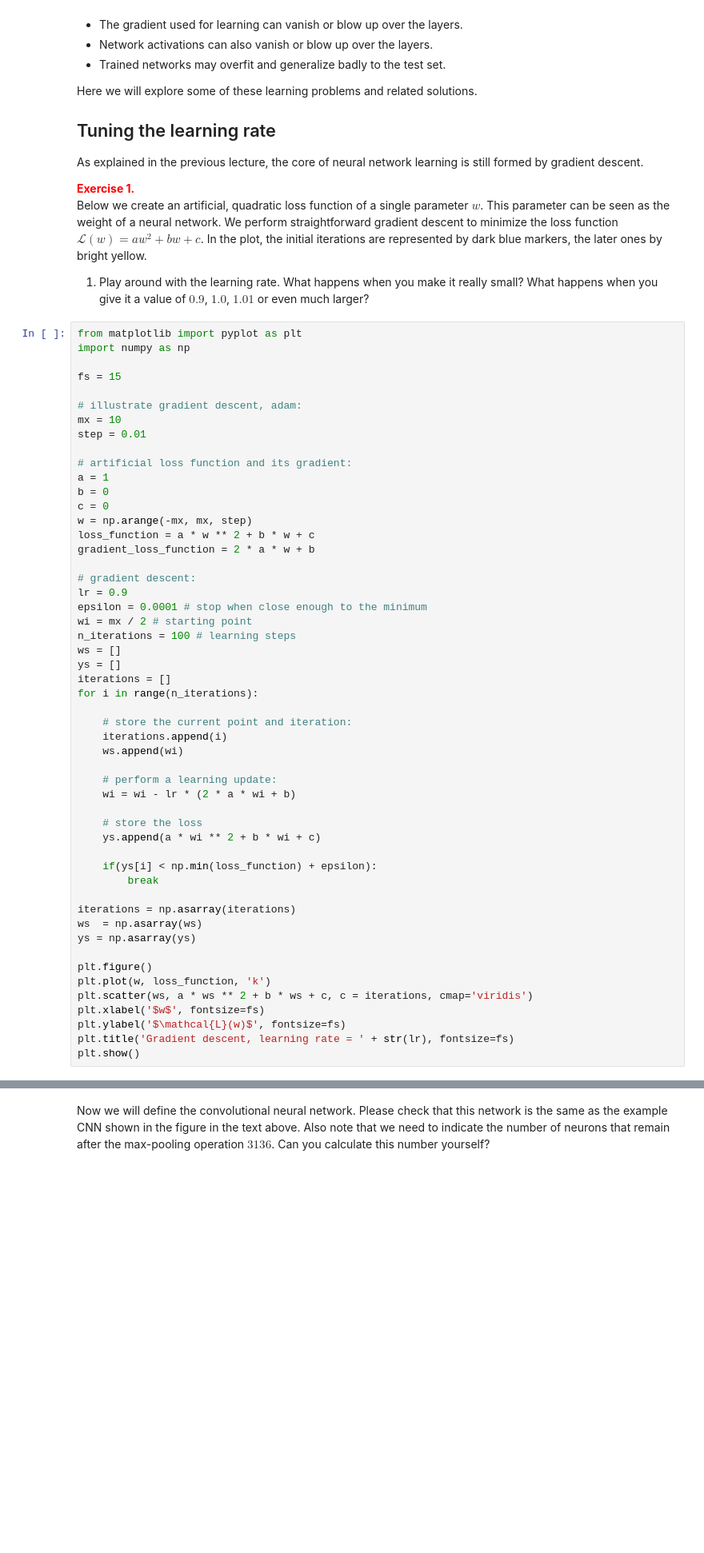
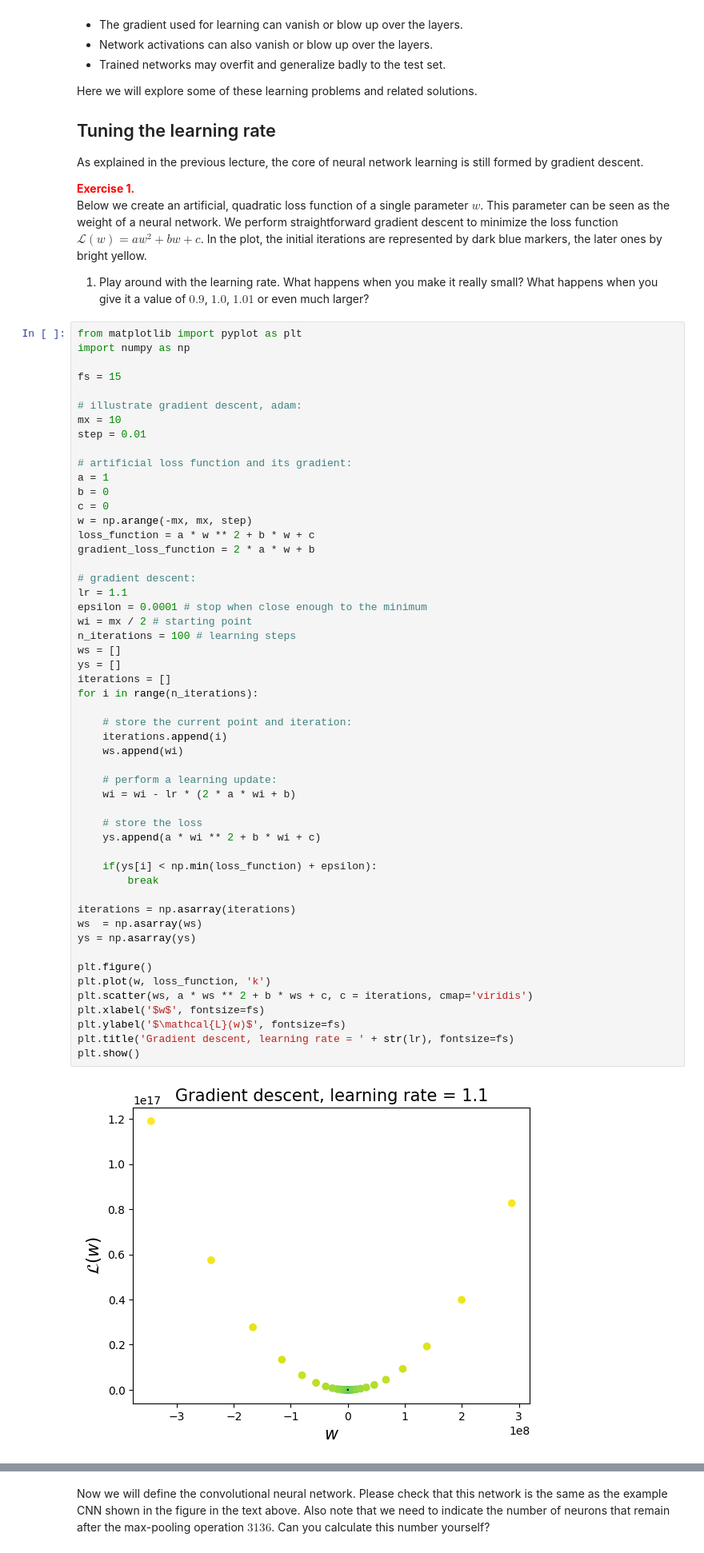
Before and after one commit to guidoAI/DNNs, a Jupyter notebook: Deep neural networks.ipynb, the cells around one changed output, grey strips where cells are left out. Shown at 80% size. Saved outputs shown, nothing was run; the diff lists cells and outputs as text; blank space fills up the shorter version.

```diff
--- a/Deep neural networks.ipynb
+++ b/Deep neural networks.ipynb
@@ -48,39 +48,41 @@ loss_function = a * w ** 2 + b * w + c
 gradient_loss_function = 2 * a * w + b
 
 # gradient descent:
-lr = 0.9
+lr = 1.1
 epsilon = 0.0001 # stop when close enough to the minimum
 wi = mx / 2 # starting point
 n_iterations = 100 # learning steps
 ws = []
 ys = []
 iterations = []
 for i in range(n_iterations):
 
     # store the current point and iteration:
     iterations.append(i)
     ws.append(wi)
 
     # perform a learning update:
     wi = wi - lr * (2 * a * wi + b)
 
     # store the loss
     ys.append(a * wi ** 2 + b * wi + c)
 
     if(ys[i] < np.min(loss_function) + epsilon):
         break
 
 iterations = np.asarray(iterations)
 ws  = np.asarray(ws)
 ys = np.asarray(ys)
 
 plt.figure()
 plt.plot(w, loss_function, 'k')
 plt.scatter(ws, a * ws ** 2 + b * ws + c, c = iterations, cmap='viridis')
 plt.xlabel('$w$', fontsize=fs)
 plt.ylabel('$\mathcal{L}(w)$', fontsize=fs)
 plt.title('Gradient descent, learning rate = ' + str(lr), fontsize=fs)
 plt.show()
+# %% [output]
+[figure, added]
 # %% [markdown]
 ## Momentum
 
```
Also changed, not shown: parts of 10 cells of this notebook.
